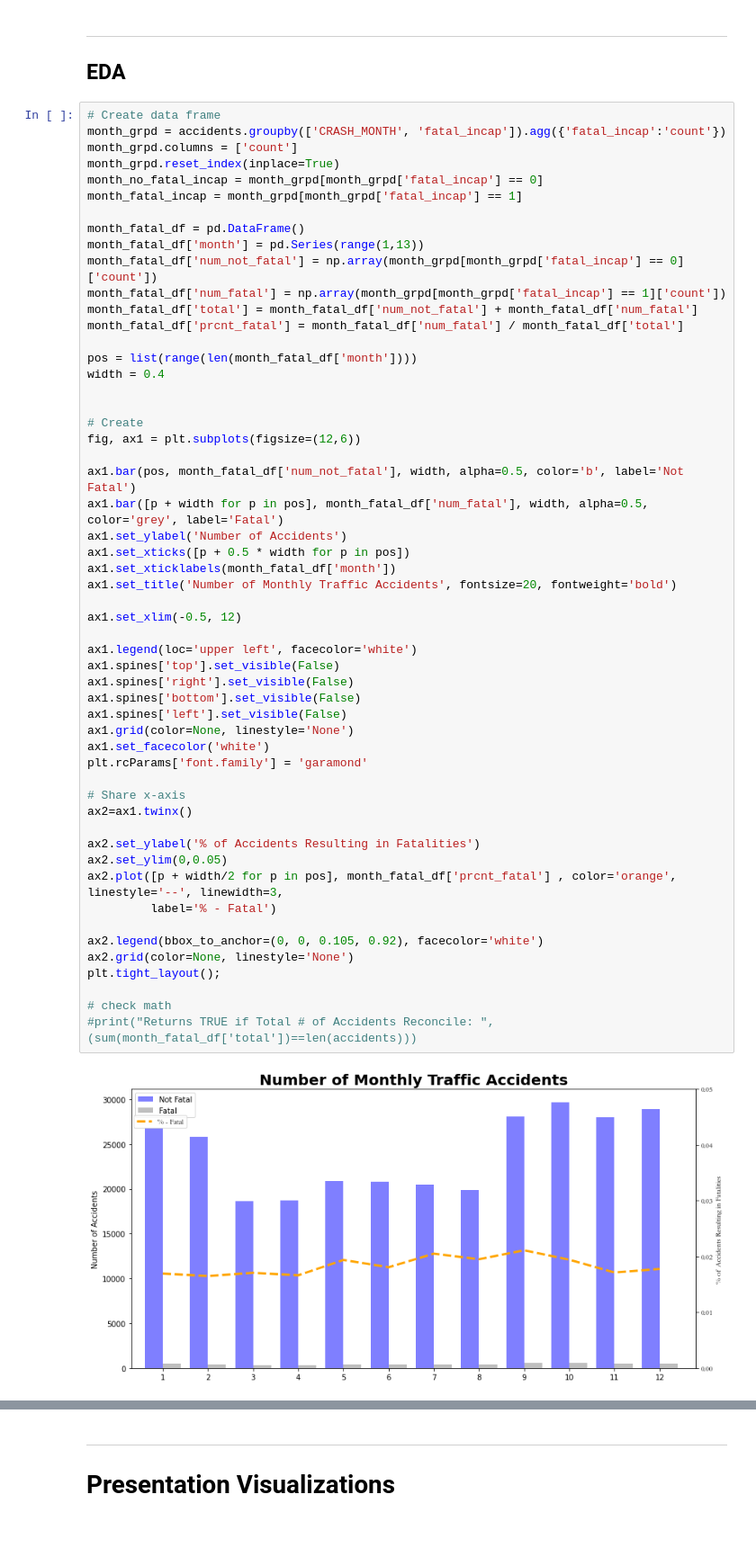
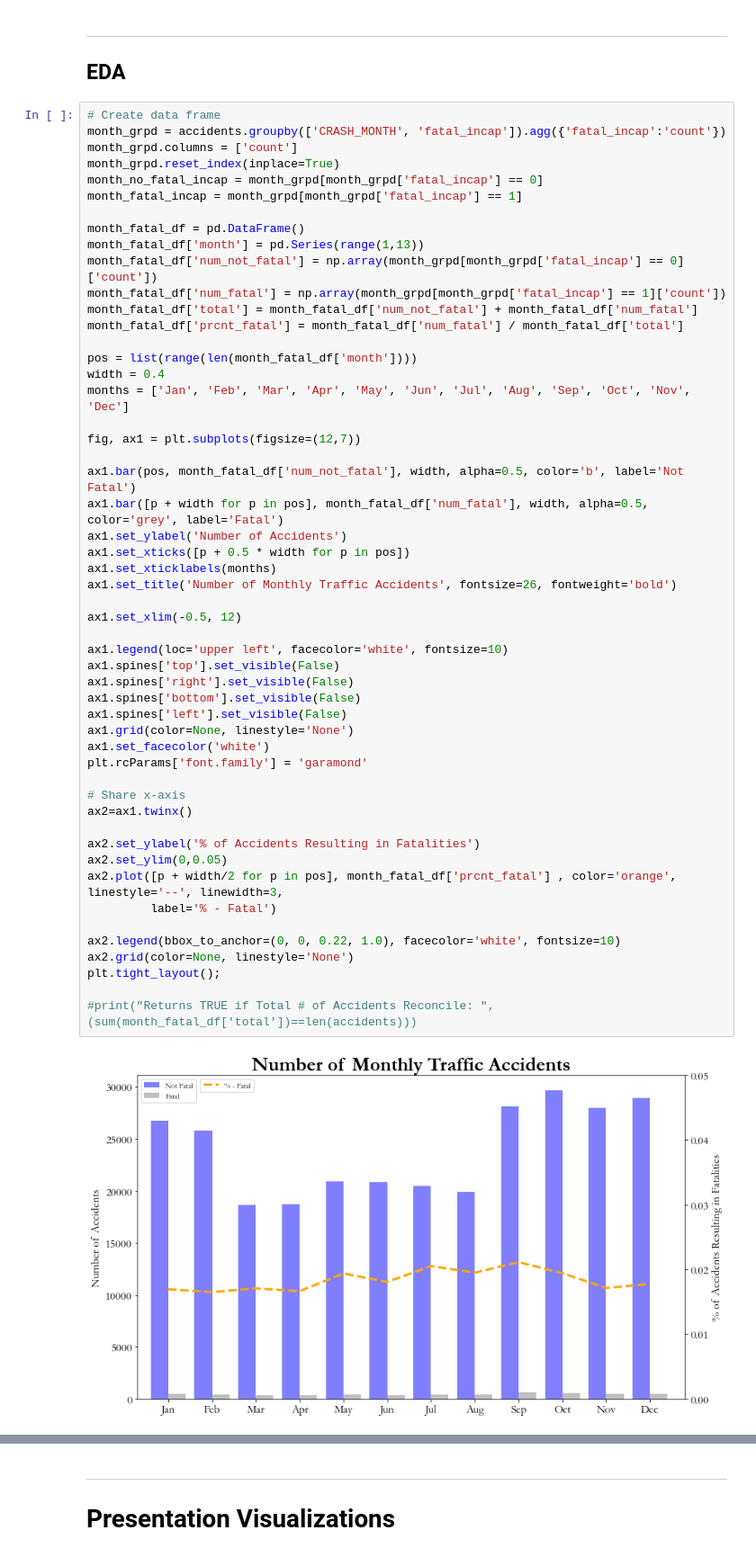
Before and after one commit to Morgan-Sell/chi-traffic-accidents, a Jupyter notebook: chi-traffic-preso-eda.ipynb, the cells around one changed output, grey strips where cells are left out. Shown at 90% size. Saved outputs shown, nothing was run; the diff lists cells and outputs as text; blank space fills up the shorter version.

```diff
--- a/chi-traffic-preso-eda.ipynb
+++ b/chi-traffic-preso-eda.ipynb
@@ -87,45 +86,43 @@ month_fatal_df['prcnt_fatal'] = month_fatal_df['num_fatal'] / month_fatal_df['to
 
 pos = list(range(len(month_fatal_df['month'])))
 width = 0.4
+months = ['Jan', 'Feb', 'Mar', 'Apr', 'May', 'Jun', 'Jul', 'Aug', 'Sep', 'Oct', 'Nov', 'Dec']
 
-
-# Create
-fig, ax1 = plt.subplots(figsize=(12,6))
+fig, ax1 = plt.subplots(figsize=(12,7))
 
 ax1.bar(pos, month_fatal_df['num_not_fatal'], width, alpha=0.5, color='b', label='Not Fatal')
 ax1.bar([p + width for p in pos], month_fatal_df['num_fatal'], width, alpha=0.5, color='grey', label='Fatal')
 ax1.set_ylabel('Number of Accidents')
 ax1.set_xticks([p + 0.5 * width for p in pos])
-ax1.set_xticklabels(month_fatal_df['month'])
-ax1.set_title('Number of Monthly Traffic Accidents', fontsize=20, fontweight='bold')
+ax1.set_xticklabels(months)
+ax1.set_title('Number of Monthly Traffic Accidents', fontsize=26, fontweight='bold')
 
 ax1.set_xlim(-0.5, 12)
 
-ax1.legend(loc='upper left', facecolor='white')
+ax1.legend(loc='upper left', facecolor='white', fontsize=10)
 ax1.spines['top'].set_visible(False)
 ax1.spines['right'].set_visible(False)
 ax1.spines['bottom'].set_visible(False)
 ax1.spines['left'].set_visible(False)
 ax1.grid(color=None, linestyle='None')
 ax1.set_facecolor('white')
 plt.rcParams['font.family'] = 'garamond'
 
 # Share x-axis
 ax2=ax1.twinx()
 
 ax2.set_ylabel('% of Accidents Resulting in Fatalities')
 ax2.set_ylim(0,0.05)
 ax2.plot([p + width/2 for p in pos], month_fatal_df['prcnt_fatal'] , color='orange', linestyle='--', linewidth=3,
          label='% - Fatal')
 
-ax2.legend(bbox_to_anchor=(0, 0, 0.105, 0.92), facecolor='white')
+ax2.legend(bbox_to_anchor=(0, 0, 0.22, 1.0), facecolor='white', fontsize=10)
 ax2.grid(color=None, linestyle='None')
 plt.tight_layout();
 
-# check math
 #print("Returns TRUE if Total # of Accidents Reconcile: ", (sum(month_fatal_df['total'])==len(accidents)))
 # %% [output]
-[figure, old version]
+[figure, new version]
 # %%
 # ACCIDENTS BY DAY OF THE WEEK
 
```
Also changed, not shown: parts of 21 cells of this notebook.
